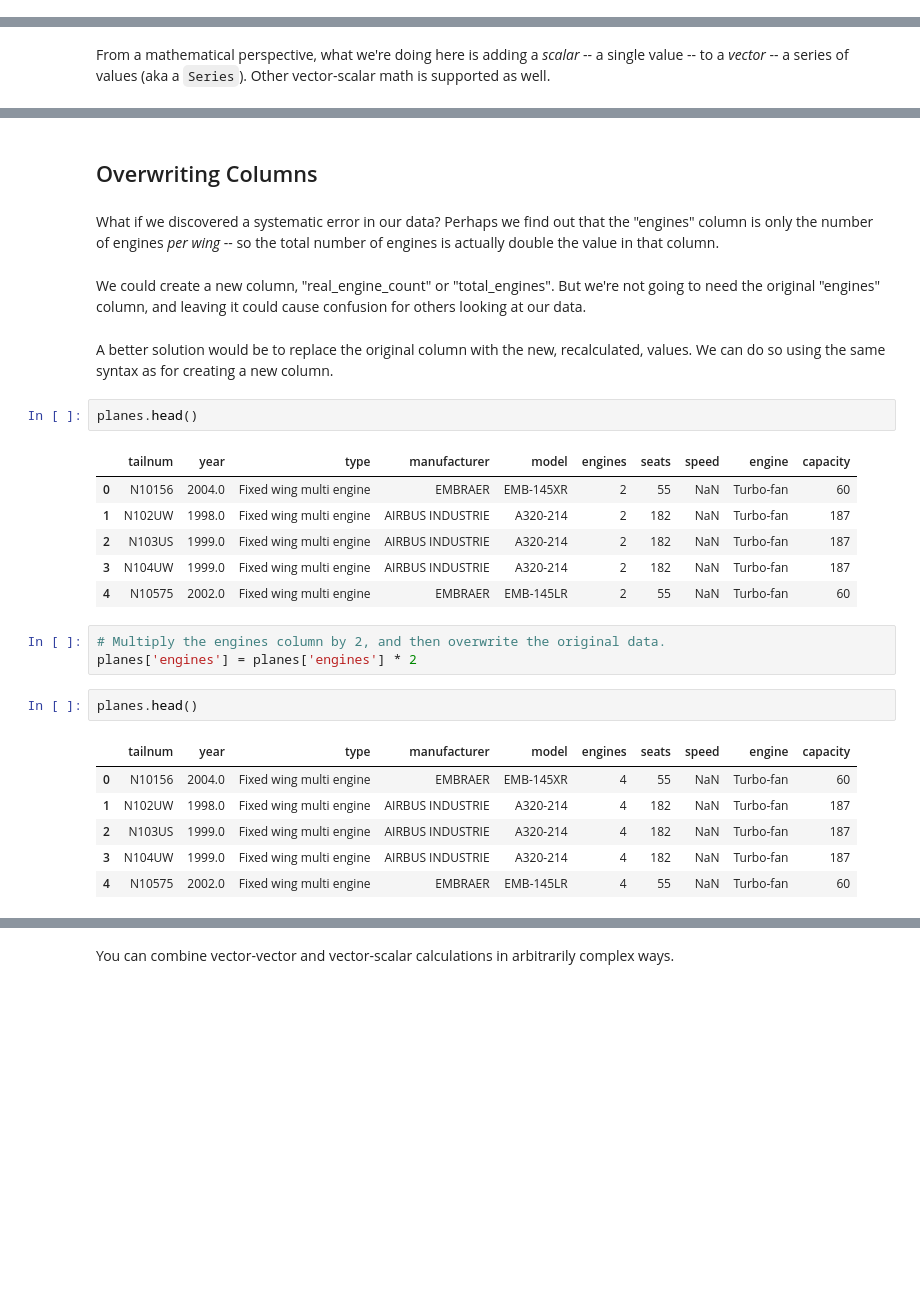
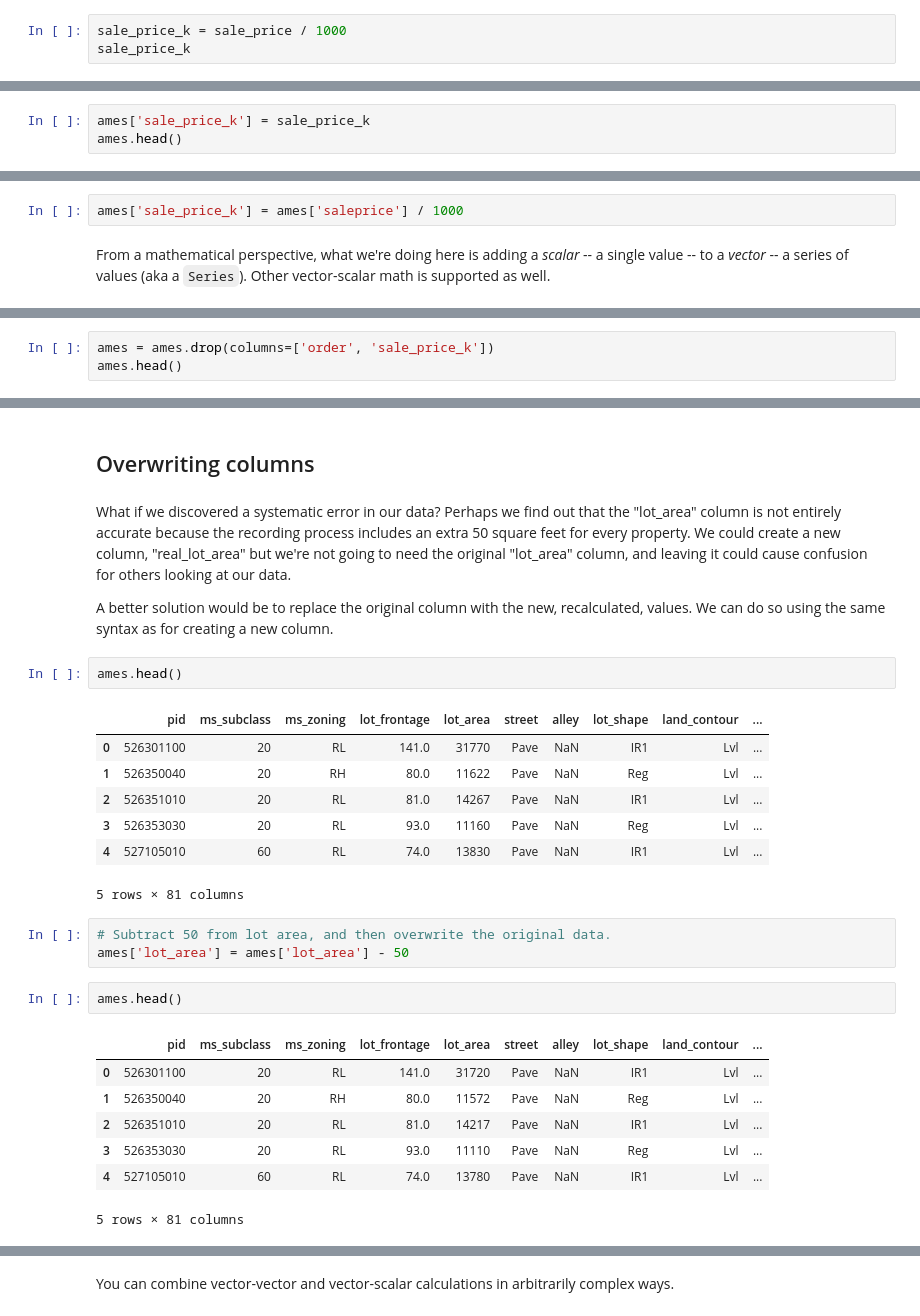
Before and after one commit to bradleyboehmke/uc-bana-6043, a Jupyter notebook: book/03-module/lesson-3b.ipynb, the cells around one changed output, grey strips where cells are left out. Drawn from its saved outputs; the diff is of its cells as text; blank space fills up the shorter version.

```diff
--- a/book/03-module/lesson-3b.ipynb
+++ b/book/03-module/lesson-3b.ipynb
@@ -97,0 +159,3 @@ planes['capacity'] = planes['seats'] + 5
+# %%
+sale_price_k = sale_price / 1000
+sale_price_k
@@ -97,0 +182,3 @@ planes['capacity'] = planes['seats'] + 5
+# %%
+ames['sale_price_k'] = sale_price_k
+ames.head()
@@ -98,3 +201,5 @@ planes['capacity'] = planes['seats'] + 5
+# %%
+ames['sale_price_k'] = ames['saleprice'] / 1000
 # %% [markdown]
 From a mathematical perspective, what we're doing here is adding a *scalar* -- a single value -- to a *vector* -- a series of values (aka a `Series`).
 Other vector-scalar math is supported as well.
@@ -136,0 +238,3 @@ Create a new column named "first_class_seats" that is 1/5 of the total seats on
+# %%
+ames = ames.drop(columns=['order', 'sale_price_k'])
+ames.head()
@@ -137,33 +258,30 @@ Create a new column named "first_class_seats" that is 1/5 of the total seats on
 # %% [markdown]
-## Overwriting Columns
+## Overwriting columns
-# %% [markdown]
-What if we discovered a systematic error in our data?
-Perhaps we find out that the "engines" column is only the number of engines *per wing* -- so the total number of engines is actually double the value in that column.
-# %% [markdown]
-We could create a new column, "real_engine_count" or "total_engines".
-But we're not going to need the original "engines" column, and leaving it could cause confusion for others looking at our data.
 # %% [markdown]
-A better solution would be to replace the original column with the new, recalculated, values.
-We can do so using the same syntax as for creating a new column.
+What if we discovered a systematic error in our data? Perhaps we find out that the "lot_area" column is not entirely accurate because the recording process includes an extra 50 square feet for every property. We could create a new column, "real_lot_area" but we're not going to need the original "lot_area" column, and leaving it could cause confusion for others looking at our data.
+
+A better solution would be to replace the original column with the new, recalculated, values. We can do so using the same syntax as for creating a new column.
 # %%
-planes.head()
+ames.head()
 # %% [output]
-|  | tailnum | year | type | manufacturer | model | engines | seats | speed | engine | capacity |
-| 0 | N10156 | 2004.0 | Fixed wing multi engine | EMBRAER | EMB-145XR | 2 | 55 | NaN | Turbo-fan | 60 |
-| 1 | N102UW | 1998.0 | Fixed wing multi engine | AIRBUS INDUSTRIE | A320-214 | 2 | 182 | NaN | Turbo-fan | 187 |
-| 2 | N103US | 1999.0 | Fixed wing multi engine | AIRBUS INDUSTRIE | A320-214 | 2 | 182 | NaN | Turbo-fan | 187 |
-| 3 | N104UW | 1999.0 | Fixed wing multi engine | AIRBUS INDUSTRIE | A320-214 | 2 | 182 | NaN | Turbo-fan | 187 |
-| 4 | N10575 | 2002.0 | Fixed wing multi engine | EMBRAER | EMB-145LR | 2 | 55 | NaN | Turbo-fan | 60 |
+|  | pid | ms_subclass | ms_zoning | lot_frontage | lot_area | street | alley | lot_shape | land_contour | ... |
+| 0 | 526301100 | 20 | RL | 141.0 | 31770 | Pave | NaN | IR1 | Lvl | ... |
+| 1 | 526350040 | 20 | RH | 80.0 | 11622 | Pave | NaN | Reg | Lvl | ... |
+| 2 | 526351010 | 20 | RL | 81.0 | 14267 | Pave | NaN | IR1 | Lvl | ... |
+| 3 | 526353030 | 20 | RL | 93.0 | 11160 | Pave | NaN | Reg | Lvl | ... |
+| 4 | 527105010 | 60 | RL | 74.0 | 13830 | Pave | NaN | IR1 | Lvl | ... |
+5 rows × 81 columns
-# %%
-# Multiply the engines column by 2, and then overwrite the original data.
-planes['engines'] = planes['engines'] * 2
+# %%
+# Subtract 50 from lot area, and then overwrite the original data.
+ames['lot_area'] = ames['lot_area'] - 50
 # %%
-planes.head()
+ames.head()
 # %% [output]
-|  | tailnum | year | type | manufacturer | model | engines | seats | speed | engine | capacity |
-| 0 | N10156 | 2004.0 | Fixed wing multi engine | EMBRAER | EMB-145XR | 4 | 55 | NaN | Turbo-fan | 60 |
-| 1 | N102UW | 1998.0 | Fixed wing multi engine | AIRBUS INDUSTRIE | A320-214 | 4 | 182 | NaN | Turbo-fan | 187 |
-| 2 | N103US | 1999.0 | Fixed wing multi engine | AIRBUS INDUSTRIE | A320-214 | 4 | 182 | NaN | Turbo-fan | 187 |
-| 3 | N104UW | 1999.0 | Fixed wing multi engine | AIRBUS INDUSTRIE | A320-214 | 4 | 182 | NaN | Turbo-fan | 187 |
-| 4 | N10575 | 2002.0 | Fixed wing multi engine | EMBRAER | EMB-145LR | 4 | 55 | NaN | Turbo-fan | 60 |
+|  | pid | ms_subclass | ms_zoning | lot_frontage | lot_area | street | alley | lot_shape | land_contour | ... |
+| 0 | 526301100 | 20 | RL | 141.0 | 31720 | Pave | NaN | IR1 | Lvl | ... |
+| 1 | 526350040 | 20 | RH | 80.0 | 11572 | Pave | NaN | Reg | Lvl | ... |
+| 2 | 526351010 | 20 | RL | 81.0 | 14217 | Pave | NaN | IR1 | Lvl | ... |
+| 3 | 526353030 | 20 | RL | 93.0 | 11110 | Pave | NaN | Reg | Lvl | ... |
+| 4 | 527105010 | 60 | RL | 74.0 | 13780 | Pave | NaN | IR1 | Lvl | ... |
+5 rows × 81 columns
 # %% [markdown]
```
Also changed, not shown: parts of 119 cells of this notebook.
